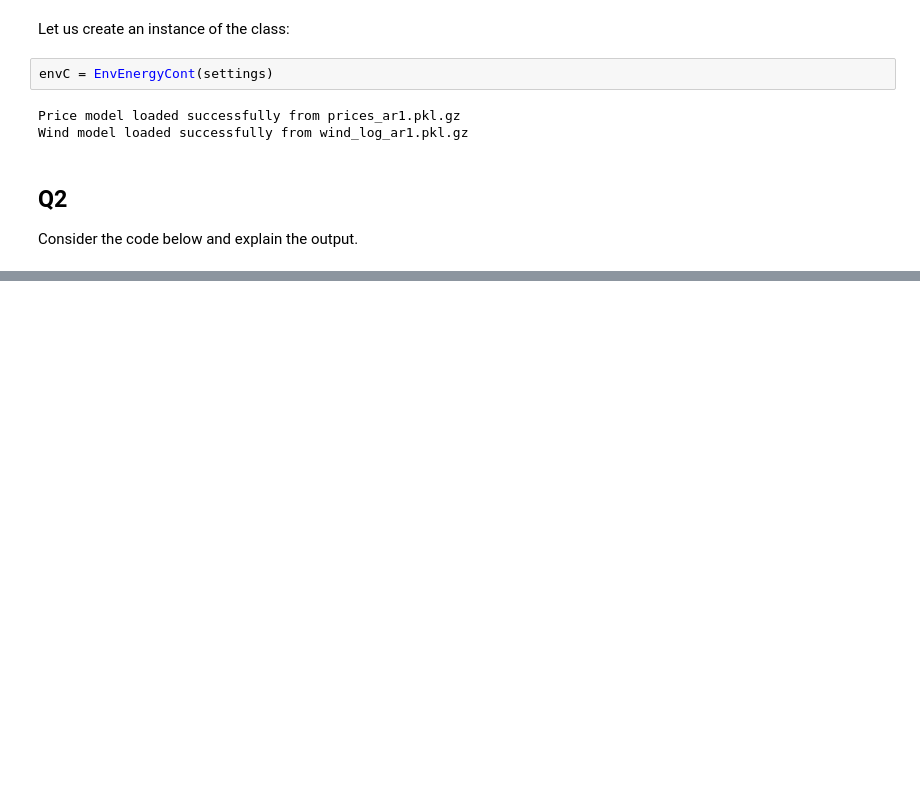
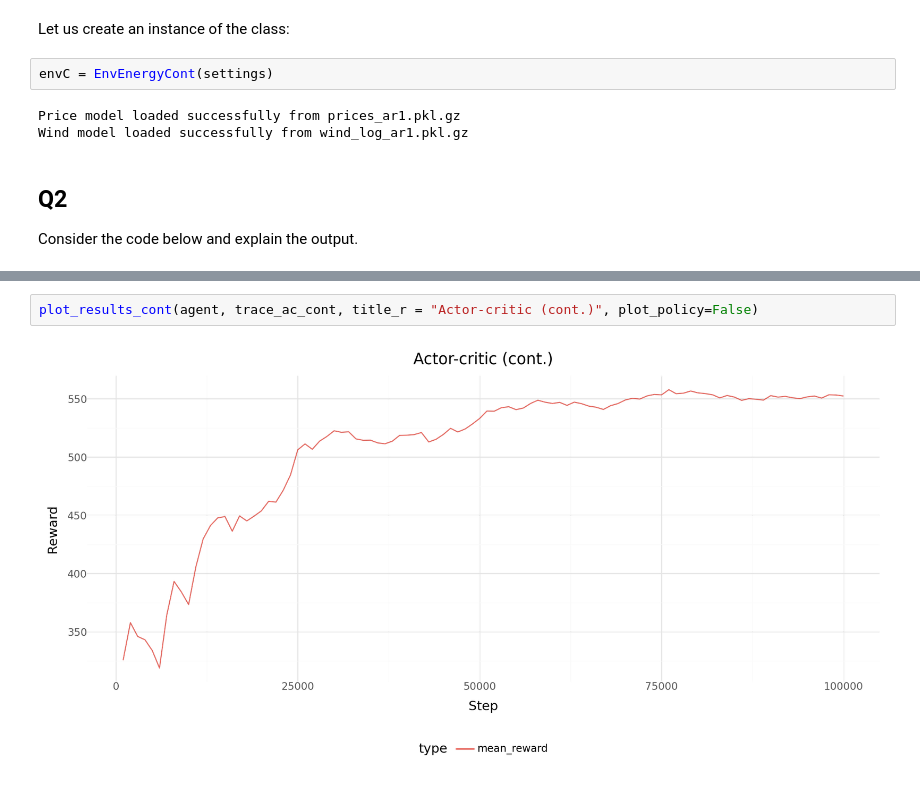
Before and after one commit to simon-mellergaard/RL, a Jupyter notebook: Project/Project03.ipynb, the cells around one changed output, grey strips where cells are left out. Saved outputs shown, nothing was run; the diff lists cells and outputs as text; blank space fills up the shorter version.

```diff
--- a/Project/Project03.ipynb
+++ b/Project/Project03.ipynb
@@ -1924,0 +2088,4 @@ AttributeError: 'EnvEnergyCont' object has no attribute 'get_states'
+# %%
+plot_results_cont(agent, trace_ac_cont, title_r = "Actor-critic (cont.)", plot_policy=False)
+# %% [output]
+[figure, added]
```
Also changed, not shown: parts of 33 cells of this notebook.
